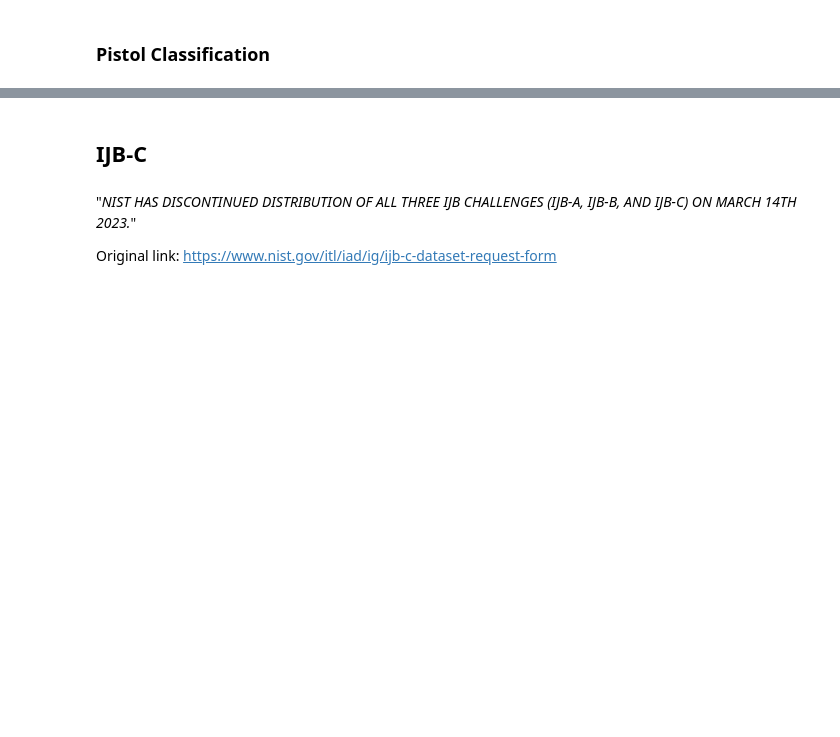
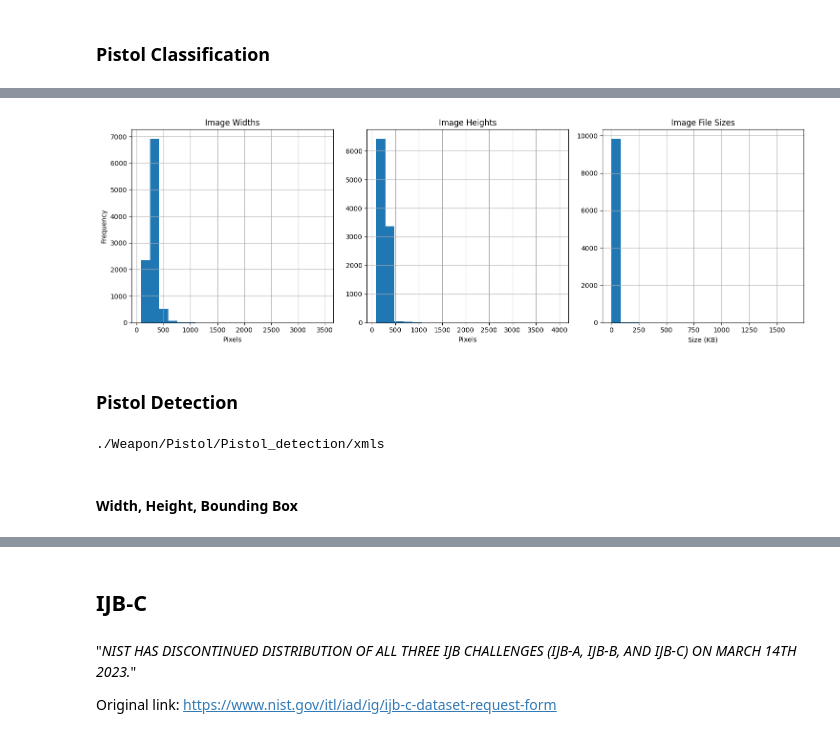
Before and after one commit to BU-Spark/ml-mit-evidence-analysis, a Jupyter notebook: EDA.ipynb, the cells around one changed output, grey strips where cells are left out. Cells and saved outputs as stored; diff of their text form; code cells hidden in the pictures; blank space fills up the shorter version.

```diff
--- a/EDA.ipynb
+++ b/EDA.ipynb
@@ -69,0 +190,17 @@ pistol_classification = './Weapon/Pistol_classification'
+# %%
+# Initialize lists to store data
+resolutions, sizes = get_img_resolutions_sizes(pistol_class_img_path)
+
+# Convert lists to pandas DataFrame
+df = pd.DataFrame({
+    'Resolution': resolutions,
+    'Size (Bytes)': sizes
+})
+
+# Add columns for width, height, and size in KB for easier analysis
+df['Width'] = df['Resolution'].apply(lambda x: x[0])
+df['Height'] = df['Resolution'].apply(lambda x: x[1])
+df['Size (KB)'] = df['Size (Bytes)'] / 1024
+
+# Display basic statistics
+print(df.describe())
@@ -69,0 +217,22 @@ pistol_classification = './Weapon/Pistol_classification'
+# %%
+# Plot histograms of widths, heights, and file sizes
+fig, axs = plt.subplots(1, 3, figsize=(15, 5))
+df['Width'].hist(ax=axs[0], bins=20)
+axs[0].set_title('Image Widths')
+axs[0].set_xlabel('Pixels')
+axs[0].set_ylabel('Frequency')
+
+df['Height'].hist(ax=axs[1], bins=20)
+axs[1].set_title('Image Heights')
+axs[1].set_xlabel('Pixels')
+
+df['Size (KB)'].hist(ax=axs[2], bins=20)
+axs[2].set_title('Image File Sizes')
+axs[2].set_xlabel('Size (KB)')
+
+plt.tight_layout()
+plt.show()
+# %% [output]
+[figure, added]
+# %% [markdown]
+### Pistol Detection
@@ -69,0 +241,6 @@ pistol_classification = './Weapon/Pistol_classification'
+# %%
+print(pistol_detection)
+# %% [output]
+./Weapon/Pistol/Pistol_detection/xmls
+# %% [markdown]
+#### **Width, Height, Bounding Box**
```
Also changed, not shown: parts of 45 cells of this notebook.
